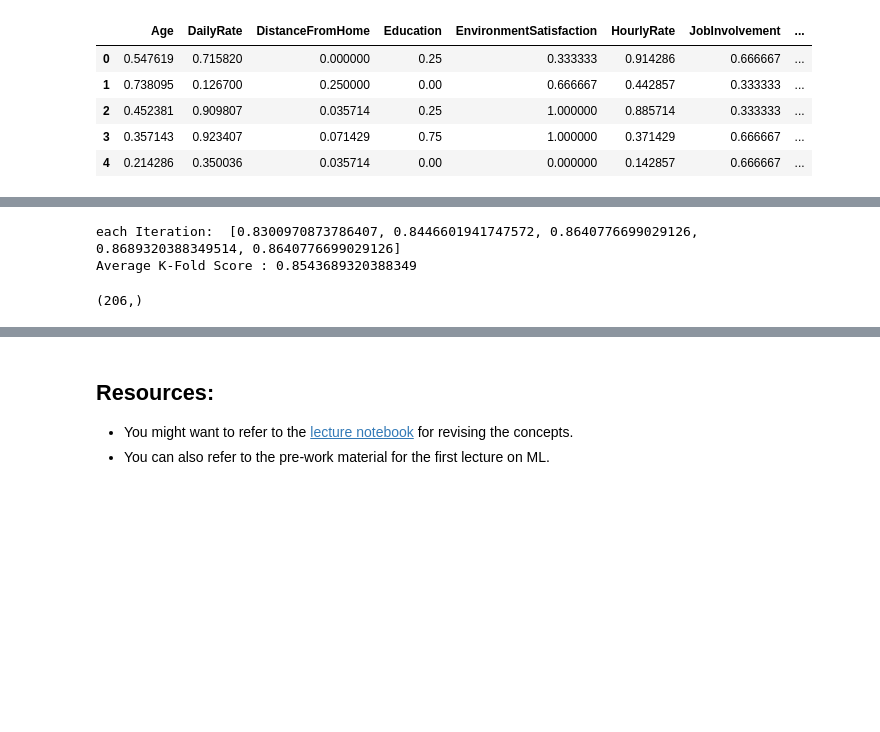
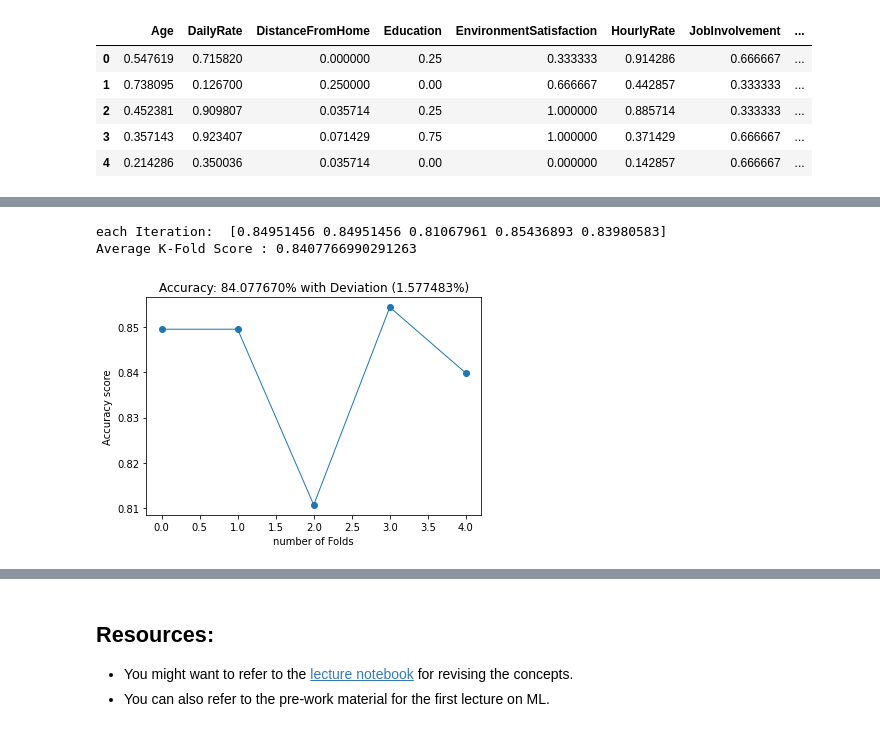
Before and after one commit to sethhardik/SHALA2020, a Jupyter notebook: ML_L1_Assignment.ipynb, the cells around one changed output, grey strips where cells are left out. Cells and saved outputs as stored; diff of their text form; code cells hidden in the pictures; blank space fills up the shorter version.

```diff
--- a/ML_L1_Assignment.ipynb
+++ b/ML_L1_Assignment.ipynb
@@ -358,26 +341,33 @@ plt.show()
 # %%
-# k fold
-from sklearn.model_selection import KFold
+# k fold without using cross_val_predict iterating through the Folds
+
 # initializing kflod with no. of splits
 kf = KFold(n_splits = 5,shuffle=True)
 # classifier object created
 rf_class=RandomForestClassifier(n_estimators=80)
 scores = []
 for i in range(5):     # loop till all 5 splits used as validation data
     result = next(kf.split(X), None)      # contains 2 array 1. for training data 2. for testing validation data
     x_train = X.iloc[result[0]]         # saving rows of index result in variables
     x_test = X.iloc[result[1]]
     y_train = y.iloc[result[0]]
     y_test = y.iloc[result[1]]
 
     rf_class.fit(x_train,y_train)  # fitting 5 times on each fold we have created
     predictions = rf_class.predict(x_test)
     scores.append(accuracy_score(y_test,predictions)) #accuracy score of each fold we have created
 # print(result)
+scores=np.array(scores)
 print('each Iteration: ', scores)
 print('Average K-Fold Score :' , np.mean(scores))              # total accuracy of the kfold cross validation technique
-y_test.shape
+
+# plotting all the scores of kfold
+plt.plot(np.arange(5), scores, 'o-', linewidth=1)
+plt.title("Accuracy: %f%% with Deviation (%f%%)" % (scores.mean()*100, scores.std()*100))
+plt.xlabel('number of Folds')
+plt.ylabel('Accuracy score')
+plt.show()
 # %% [output]
-each Iteration:  [0.8300970873786407, 0.8446601941747572, 0.8640776699029126, 0.8689320388349514, 0.8640776699029126]
-Average K-Fold Score : 0.8543689320388349
+each Iteration:  [0.84951456 0.84951456 0.81067961 0.85436893 0.83980583]
+Average K-Fold Score : 0.8407766990291263
-(206,)
+[figure, added]
```
Also changed, not shown: parts of 18 cells of this notebook.
